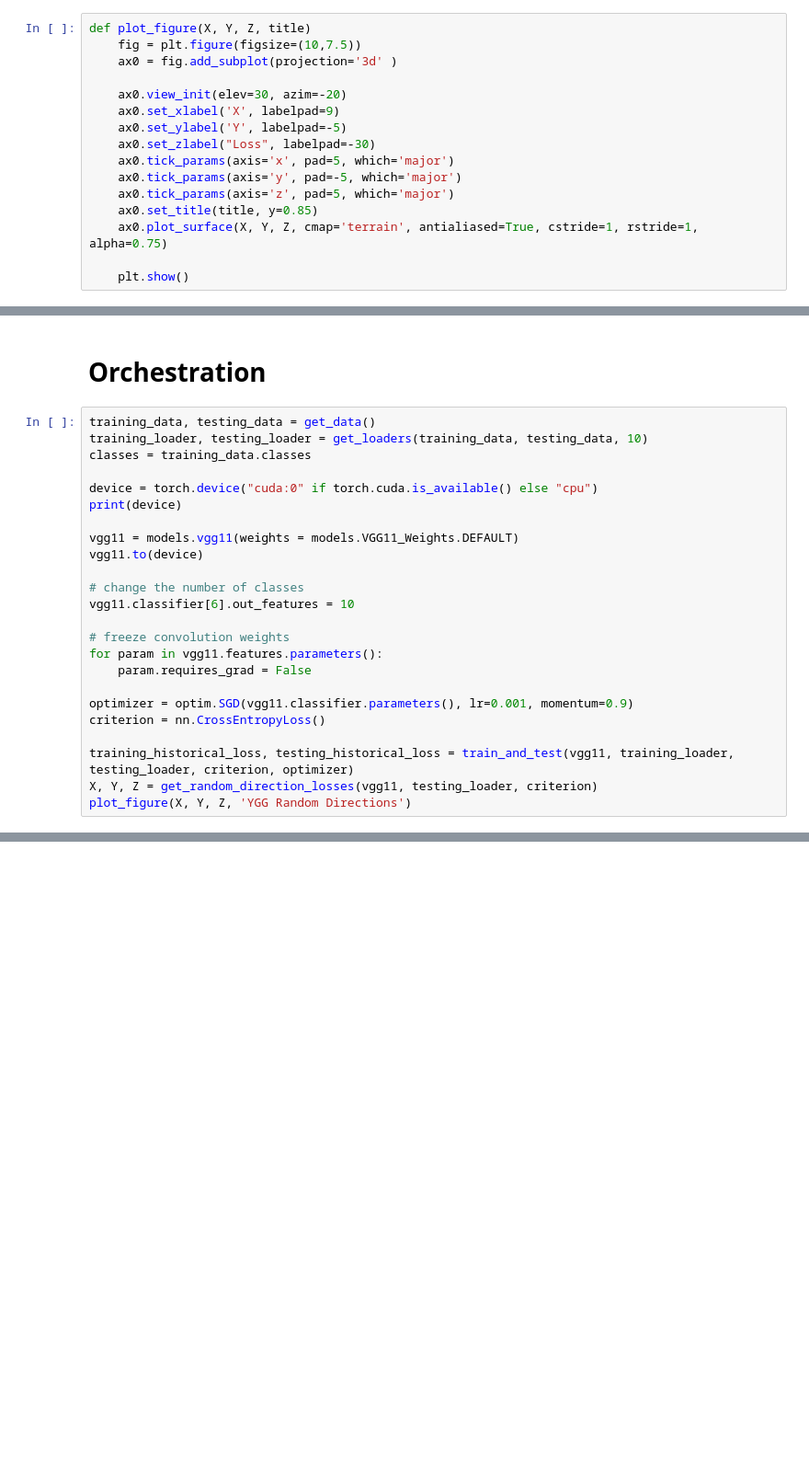
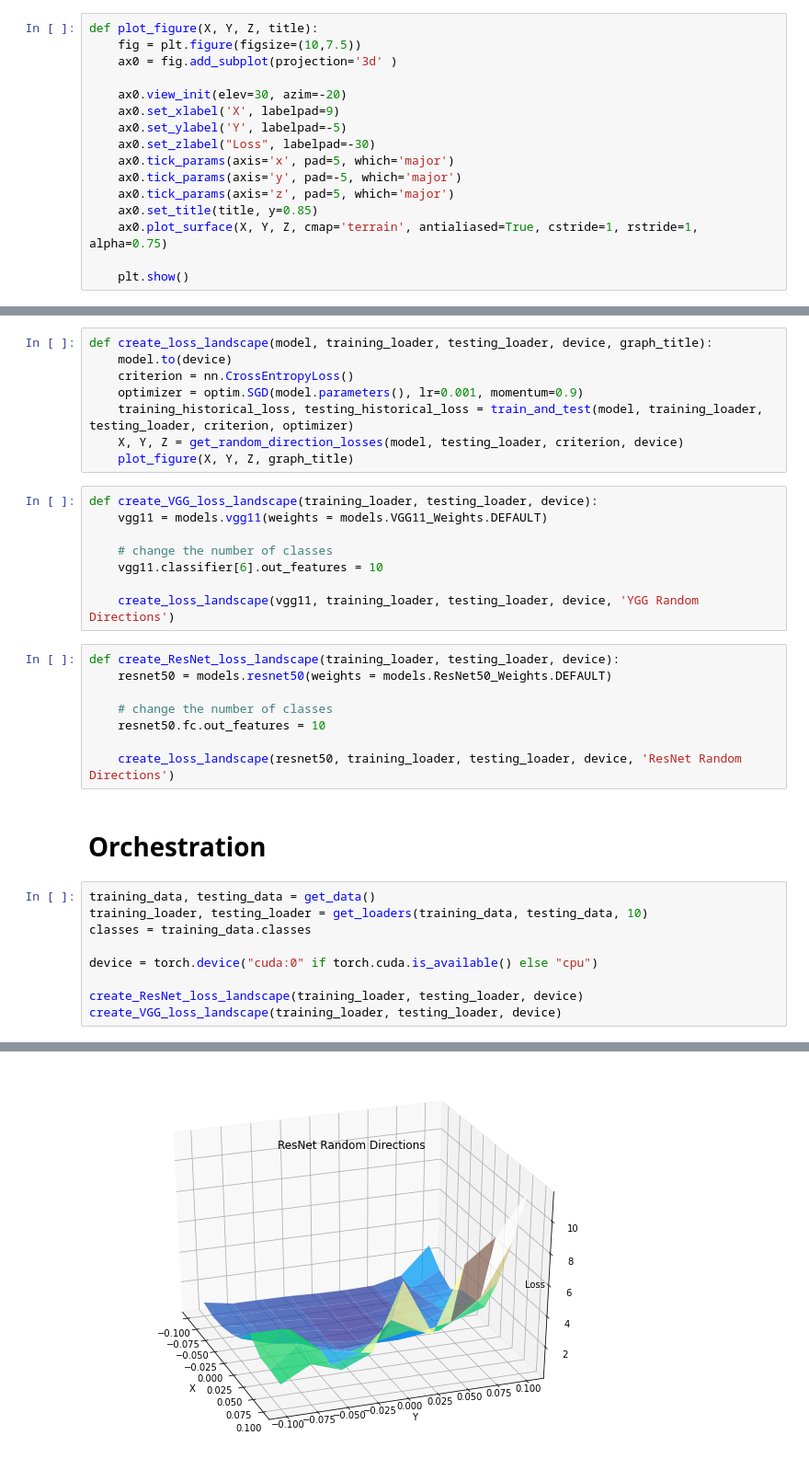
Before and after one commit to charles-ison/sv_term_project, a Jupyter notebook: jupyter_notebooks/create_loss_ply_file.ipynb, the cells around one changed output, grey strips where cells are left out. Shown: that part at 92% size. Drawn from its saved outputs; the diff is of its cells as text; blank space fills up the shorter version.

Commit message:
Adding code for resnet.

```diff
--- a/jupyter_notebooks/create_loss_ply_file.ipynb
+++ b/jupyter_notebooks/create_loss_ply_file.ipynb
@@ -123,7 +117,7 @@ def normalize_directions(directions, weights):
     for d, w in zip(directions, weights):
         d.mul_(w.norm()/(d.norm() + 1e-10))
 # %%
-def plot_figure(X, Y, Z, title)
+def plot_figure(X, Y, Z, title):
     fig = plt.figure(figsize=(10,7.5))
     ax0 = fig.add_subplot(projection='3d' )
 
@@ -178,4 +171,28 @@ def get_random_direction_losses(model, testing_loader, criterion):
     return X, Y, Z
+# %%
+def create_loss_landscape(model, training_loader, testing_loader, device, graph_title):
+    model.to(device)
+    criterion = nn.CrossEntropyLoss()
+    optimizer = optim.SGD(model.parameters(), lr=0.001, momentum=0.9)
+    training_historical_loss, testing_historical_loss = train_and_test(model, training_loader, testing_loader, criterion, optimizer)
+    X, Y, Z = get_random_direction_losses(model, testing_loader, criterion, device)
+    plot_figure(X, Y, Z, graph_title)
+# %%
+def create_VGG_loss_landscape(training_loader, testing_loader, device):
+    vgg11 = models.vgg11(weights = models.VGG11_Weights.DEFAULT)
+
+    # change the number of classes
+    vgg11.classifier[6].out_features = 10
+
+    create_loss_landscape(vgg11, training_loader, testing_loader, device, 'YGG Random Directions')
+# %%
+def create_ResNet_loss_landscape(training_loader, testing_loader, device):
+    resnet50 = models.resnet50(weights = models.ResNet50_Weights.DEFAULT)
+
+    # change the number of classes
+    resnet50.fc.out_features = 10
+
+    create_loss_landscape(resnet50, training_loader, testing_loader, device, 'ResNet Random Directions')
 # %% [markdown]
 # Orchestration
 # %%
@@ -184,21 +201,7 @@ training_loader, testing_loader = get_loaders(training_data, testing_data, 10)
 classes = training_data.classes
 
 device = torch.device("cuda:0" if torch.cuda.is_available() else "cpu")
-print(device)
 
-vgg11 = models.vgg11(weights = models.VGG11_Weights.DEFAULT)
-vgg11.to(device)
-
-# change the number of classes
-vgg11.classifier[6].out_features = 10
-
-# freeze convolution weights
-for param in vgg11.features.parameters():
-    param.requires_grad = False
-
-optimizer = optim.SGD(vgg11.classifier.parameters(), lr=0.001, momentum=0.9)
-criterion = nn.CrossEntropyLoss()
-
-training_historical_loss, testing_historical_loss = train_and_test(vgg11, training_loader, testing_loader, criterion, optimizer)
-X, Y, Z = get_random_direction_losses(vgg11, testing_loader, criterion)
-plot_figure(X, Y, Z, 'YGG Random Directions')
+create_ResNet_loss_landscape(training_loader, testing_loader, device)
+create_VGG_loss_landscape(training_loader, testing_loader, device)
+# %% [output]
@@ -204,0 +225 @@ plot_figure(X, Y, Z, 'YGG Random Directions')
+[figure, added]
```
Also changed, not shown: parts of 5 cells of this notebook, 1 other file.
